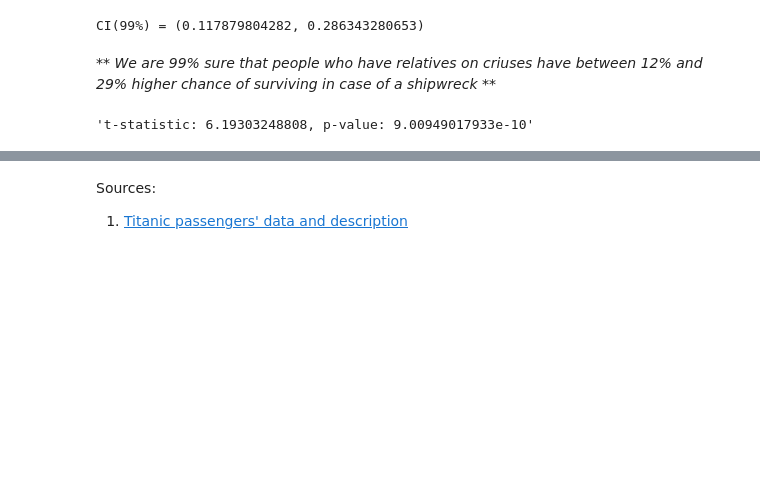
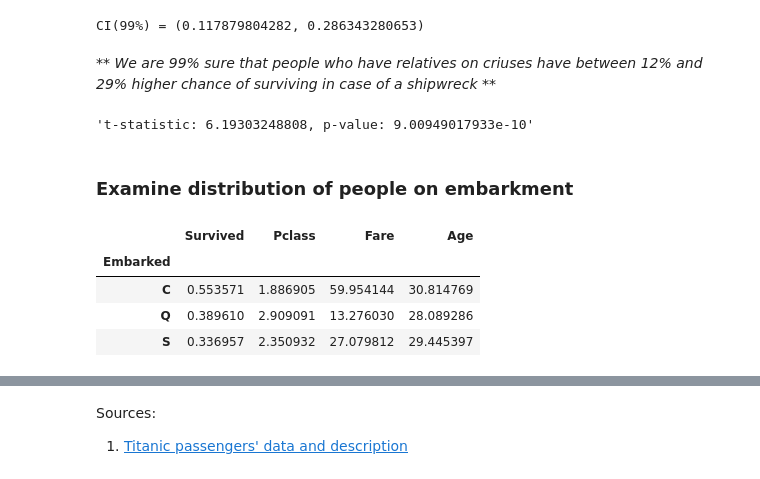
Before and after one commit to anenkov/dand-da-titanic, a Jupyter notebook: DA Research.ipynb, the cells around one changed output, grey strips where cells are left out. Drawn from its saved outputs; the diff is of its cells as text; code cells hidden in the pictures; blank space fills up the shorter version.

```diff
--- a/DA Research.ipynb
+++ b/DA Research.ipynb
@@ -192,3 +200,15 @@ t, p = ttest_ind(having_relatives, not_having_relatives)
 "t-statistic: {}, p-value: {}".format(t,p)
 # %% [output]
 't-statistic: 6.19303248808, p-value: 9.00949017933e-10'
+# %% [markdown]
+### Examine distribution of people on embarkment
+# %%
+# Get the means
+embarkation_mean = passengers_df.groupby('Embarked').mean()[['Survived', 'Pclass', 'Fare','Age']]
+embarkation_mean
+# %% [output]
+|  | Survived | Pclass | Fare | Age |
+| Embarked |  |  |  |  |
+| C | 0.553571 | 1.886905 | 59.954144 | 30.814769 |
+| Q | 0.389610 | 2.909091 | 13.276030 | 28.089286 |
+| S | 0.336957 | 2.350932 | 27.079812 | 29.445397 |
```
Also changed, not shown: parts of 13 cells of this notebook.
